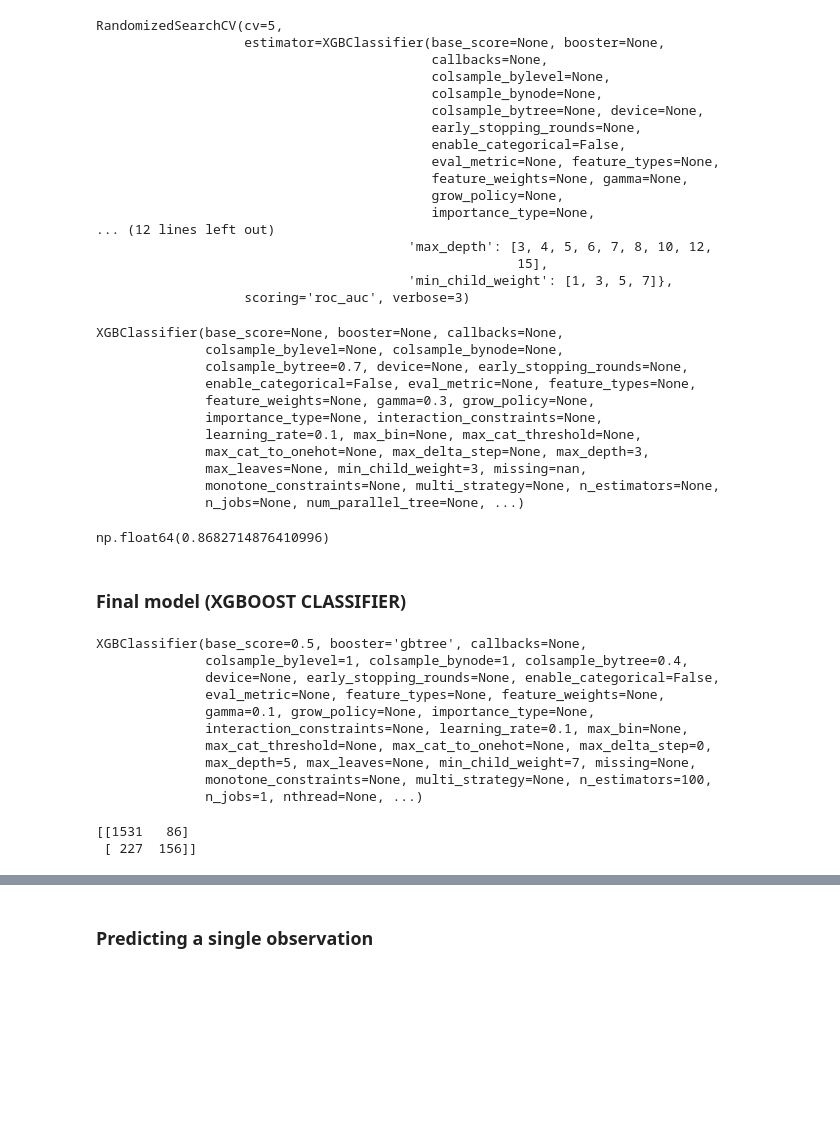
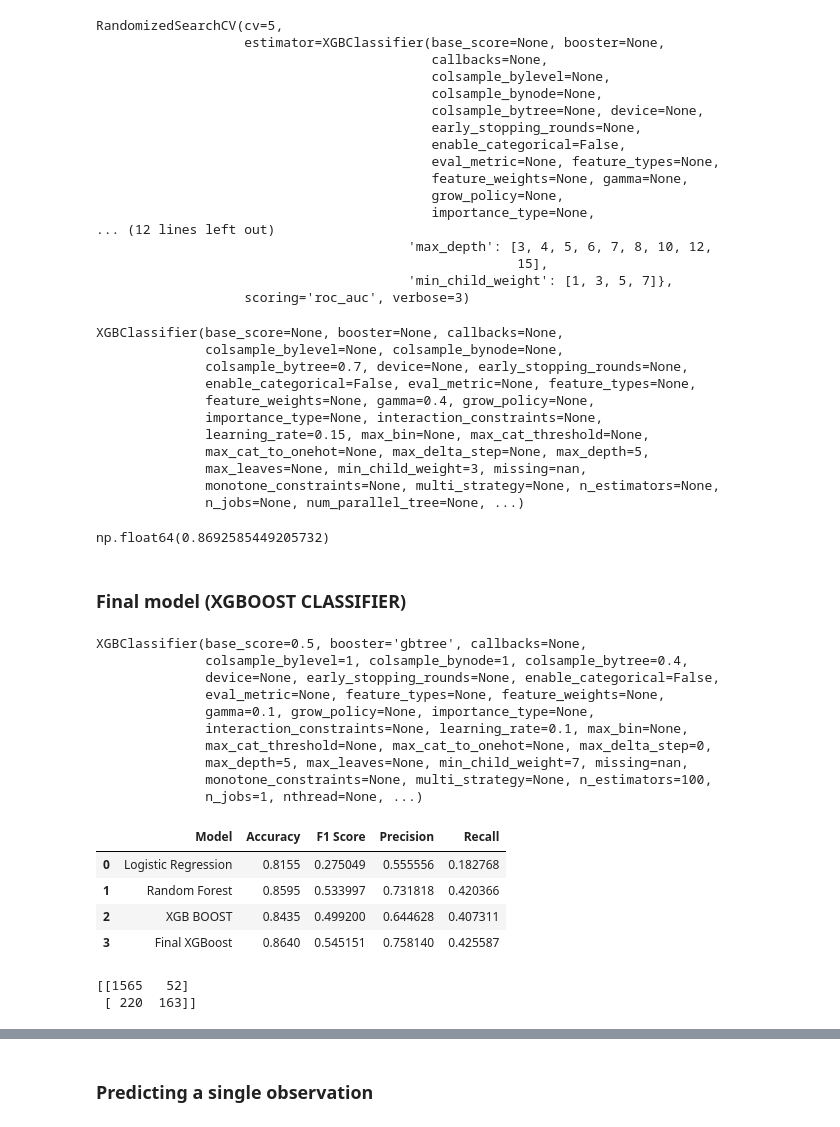
Before and after one commit to Shivam122gupta/BANK-CUSTOMER-CHURN-RATE-MODEL-, a Jupyter notebook: churn_notebook (2).ipynb, the cells around one changed output, grey strips where cells are left out. Cells and saved outputs as stored; diff of their text form; code cells hidden in the pictures; blank space fills up the shorter version.

```diff
--- a/churn_notebook.ipynb
+++ b/churn_notebook (2).ipynb
@@ -230,6 +230,9 @@ y.shape
 from sklearn.model_selection import train_test_split
 # %%
 X_train , X_test ,y_train , y_test = train_test_split(X,y,test_size = 0.2 , random_state = 2)
+# %%
+X_train = X_train.replace({None: np.nan})
+X_test = X_test.replace({None: np.nan})
 # %%
 X_train.shape
 # %% [output]
@@ -461,17 +464,17 @@ XGBClassifier(base_score=None, booster=None, callbacks=None,
               colsample_bylevel=None, colsample_bynode=None,
               colsample_bytree=0.7, device=None, early_stopping_rounds=None,
               enable_categorical=False, eval_metric=None, feature_types=None,
-              feature_weights=None, gamma=0.3, grow_policy=None,
+              feature_weights=None, gamma=0.4, grow_policy=None,
               importance_type=None, interaction_constraints=None,
-              learning_rate=0.1, max_bin=None, max_cat_threshold=None,
-              max_cat_to_onehot=None, max_delta_step=None, max_depth=3,
+              learning_rate=0.15, max_bin=None, max_cat_threshold=None,
+              max_cat_to_onehot=None, max_delta_step=None, max_depth=5,
               max_leaves=None, min_child_weight=3, missing=nan,
               monotone_constraints=None, multi_strategy=None, n_estimators=None,
               n_jobs=None, num_parallel_tree=None, ...)
 # %%
 randomized_search.best_score_
 # %% [output]
-np.float64(0.8682714876410996)
+np.float64(0.8692585449205732)
 # %% [markdown]
 ### Final model (XGBOOST CLASSIFIER)
 # %%
@@ -479,10 +482,10 @@ from xgboost import XGBClassifier
 classifier=XGBClassifier(base_score=0.5, booster='gbtree', colsample_bylevel=1,
               colsample_bynode=1, colsample_bytree=0.4, gamma=0.1,
               learning_rate=0.1, max_delta_step=0, max_depth=5,
-              min_child_weight=7, missing=None, n_estimators=100, n_jobs=1,
+              min_child_weight=7, missing=np.nan, n_estimators=100, n_jobs=1,
               nthread=None, objective='binary:logistic', random_state=0,
               reg_alpha=0, reg_lambda=1, scale_pos_weight=1, seed=None,
-              silent=None, subsample=1, verbosity=1)
+              silent=None, subsample=1, verbosity=1)  #  missing = np.nan
 classifier.fit(X_train,y_train)
 # %% [output]
 XGBClassifier(base_score=0.5, booster='gbtree', callbacks=None,
@@ -492,29 +495,35 @@ XGBClassifier(base_score=0.5, booster='gbtree', callbacks=None,
               gamma=0.1, grow_policy=None, importance_type=None,
               interaction_constraints=None, learning_rate=0.1, max_bin=None,
               max_cat_threshold=None, max_cat_to_onehot=None, max_delta_step=0,
-              max_depth=5, max_leaves=None, min_child_weight=7, missing=None,
+              max_depth=5, max_leaves=None, min_child_weight=7, missing=nan,
               monotone_constraints=None, multi_strategy=None, n_estimators=100,
               n_jobs=1, nthread=None, ...)
 # %%
-# y_pred = classifier.predict(X_test)
+y_pred = classifier.predict(X_test)
 
-# acc = accuracy_score(y_test, y_pred)
-# prec = precision_score(y_test, y_pred)
-# rec = recall_score(y_test, y_pred)
-# f1 = f1_score(y_test, y_pred)
+acc = accuracy_score(y_test, y_pred)
+prec = precision_score(y_test, y_pred)
+rec = recall_score(y_test, y_pred)
+f1 = f1_score(y_test, y_pred)
 
-# model_results = pd.DataFrame([['Final XGBoost', acc, prec, rec, f1]],
-#                columns = ['Model', 'Accuracy', 'Precision', 'Recall', 'F1 Score'])
+model_results = pd.DataFrame([['Final XGBoost', acc, prec, rec, f1]],
+               columns = ['Model', 'Accuracy', 'Precision', 'Recall', 'F1 Score'])
 
 
-# result2 = pd.concat([result, result1,result3,model_results], ignore_index=True)
-# result2
+result2 = pd.concat([result, result1,result3,model_results], ignore_index=True)
+result2
+# %% [output]
+|  | Model | Accuracy | F1 Score | Precision | Recall |
+| 0 | Logistic Regression | 0.8155 | 0.275049 | 0.555556 | 0.182768 |
+| 1 | Random Forest | 0.8595 | 0.533997 | 0.731818 | 0.420366 |
+| 2 | XGB BOOST | 0.8435 | 0.499200 | 0.644628 | 0.407311 |
+| 3 | Final XGBoost | 0.8640 | 0.545151 | 0.758140 | 0.425587 |
 # %%
 cm = confusion_matrix(y_test,y_pred)
 print(cm)
 # %% [output]
-[[1531   86]
- [ 227  156]]
+[[1565   52]
+ [ 220  163]]
 # %%
 from sklearn.model_selection import cross_val_score
 accuracy = cross_val_score(estimator = classifier,X=X_train,y=y_train,cv=10)
```
Also changed, not shown: parts of 5 cells of this notebook.
